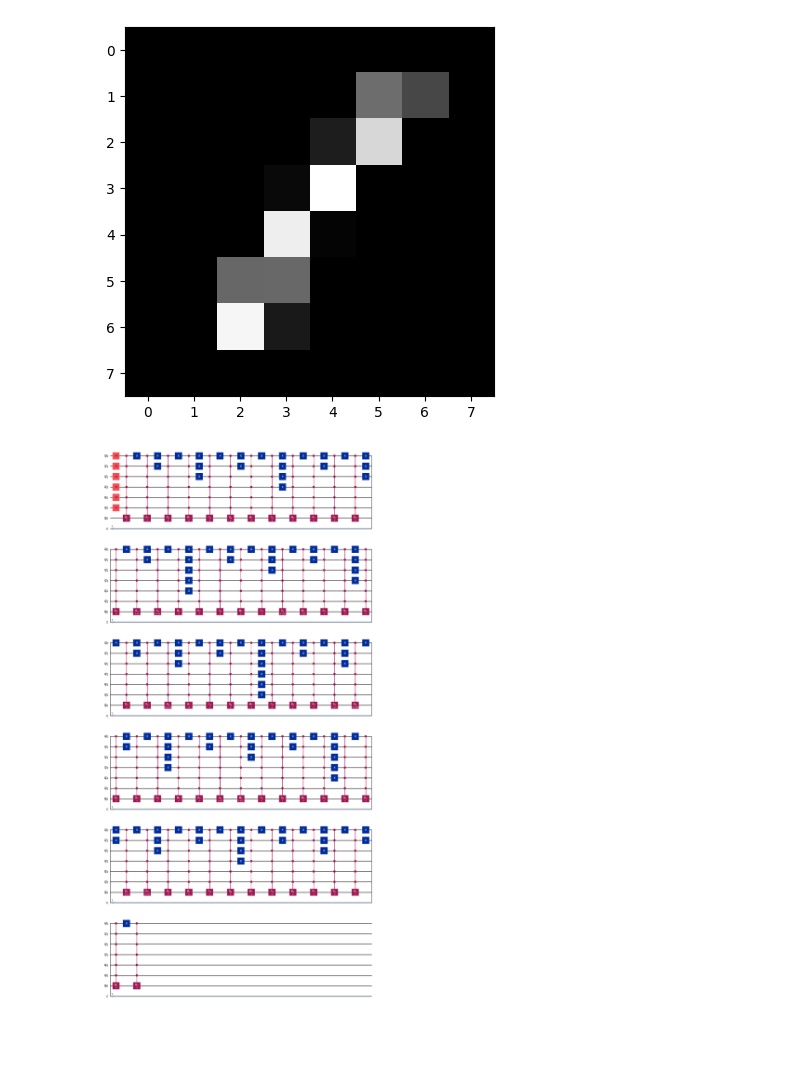
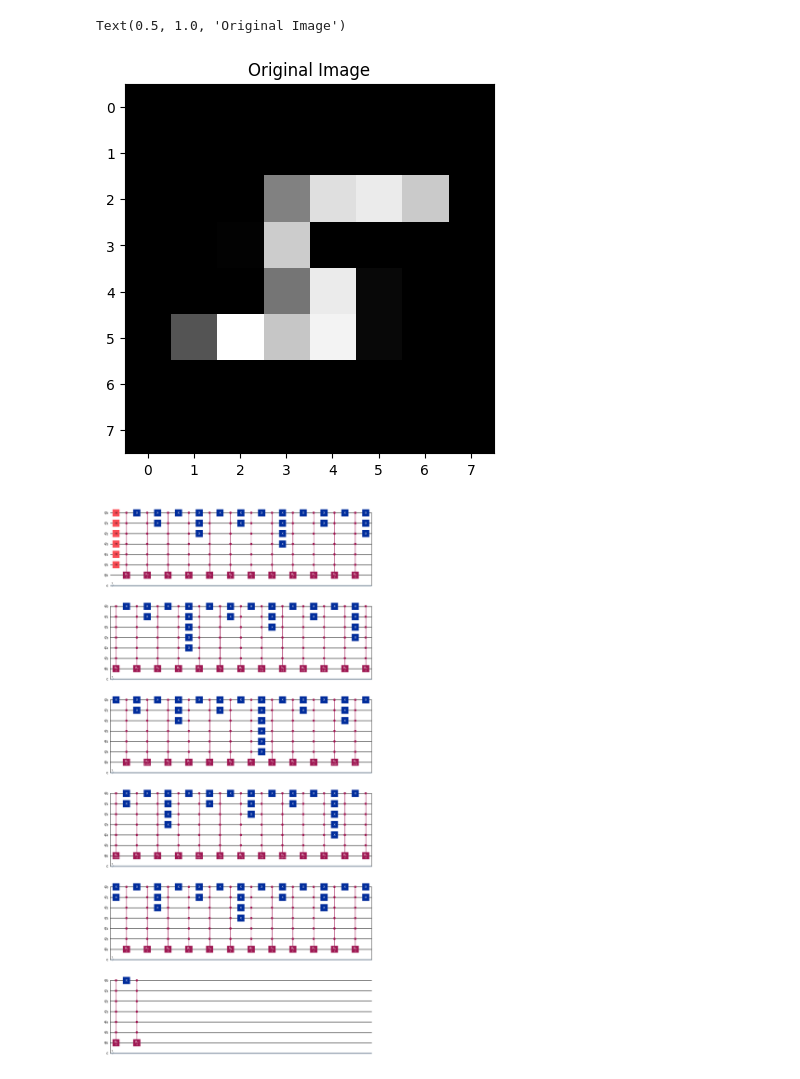
Before and after one commit to small-brain-ferret/quantum-image-ksasf, a Jupyter notebook: FRQI-greyscale/frqi.ipynb, the cells around one changed output. Cells and saved outputs as stored; diff of their text form; code cells hidden in the pictures; blank space fills up the shorter version.

```diff
--- a/FRQI-greyscale/frqi.ipynb
+++ b/FRQI-greyscale/frqi.ipynb
@@ -83,14 +83,16 @@ def frqi(circ,n ,t, angles):
       cnri(circ, n, t, i)
     j += 1
 # %%
-dataset = pd.read_csv('mnist-resized.csv')
+dataset = pd.read_csv('mnist-resized frqi.csv')
 images = dataset.to_numpy()[:,1:].reshape(42000,8,8)
 pixel_values = images.reshape(42000,64)
-plt.imshow(images[0,:], cmap='gray')
+plt.imshow(images[12345,:], cmap='gray')
 normalized_pixels = pixel_values/255.0
-angles = np.arcsin(normalized_pixels[0,:])
+angles = np.arcsin(normalized_pixels[12345,:])
+plt.title("Original Image")
 # %% [output]
+Text(0.5, 1.0, 'Original Image')
-[figure, old version]
+[figure, new version]
 # %%
 # Declare the Quantum and Classical registers
 qr = QuantumRegister(7,'q')
```
Also changed, not shown: parts of 5 cells of this notebook, 21 other files.
